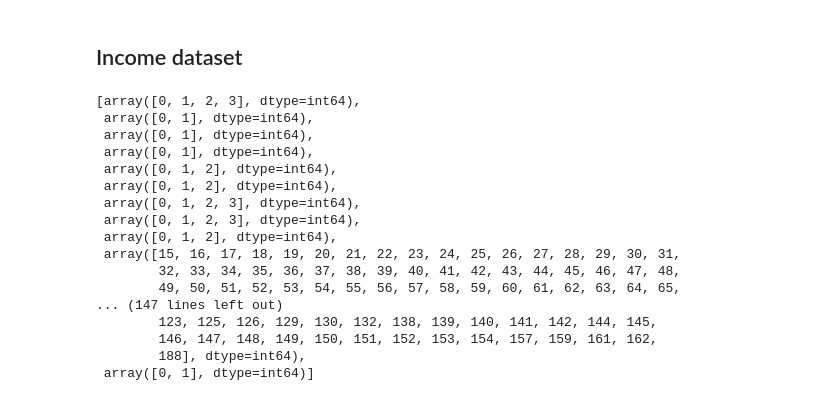
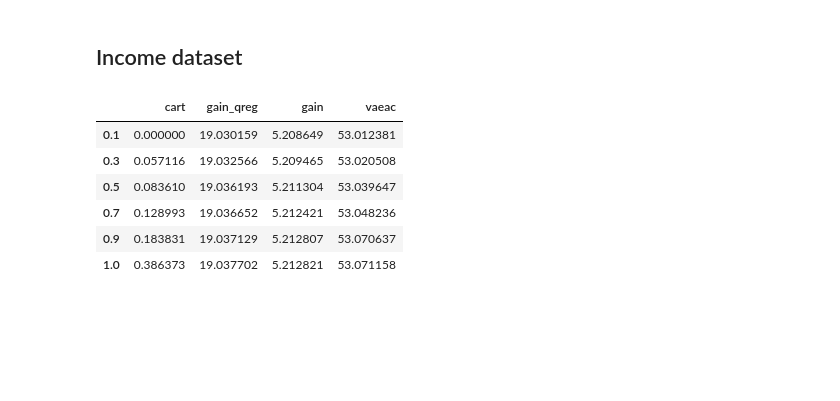
Before and after one commit to AlAaraaf/MissingData_DL, a Jupyter notebook: data_view.ipynb, the cells around one changed output. Drawn from its saved outputs; the diff is of its cells as text; code cells hidden in the pictures; blank space fills up the shorter version.

```diff
--- a/data_view.ipynb
+++ b/data_view.ipynb
@@ -726,20 +801,0 @@ data = pd.read_csv('./data/income.csv')
-# %%
-[np.unique(item) for name,item in data.iteritems()]
-# %% [output]
-[array([0, 1, 2, 3], dtype=int64),
- array([0, 1], dtype=int64),
- array([0, 1], dtype=int64),
- array([0, 1], dtype=int64),
- array([0, 1, 2], dtype=int64),
- array([0, 1, 2], dtype=int64),
- array([0, 1, 2, 3], dtype=int64),
- array([0, 1, 2, 3], dtype=int64),
- array([0, 1, 2], dtype=int64),
- array([15, 16, 17, 18, 19, 20, 21, 22, 23, 24, 25, 26, 27, 28, 29, 30, 31,
-        32, 33, 34, 35, 36, 37, 38, 39, 40, 41, 42, 43, 44, 45, 46, 47, 48,
-        49, 50, 51, 52, 53, 54, 55, 56, 57, 58, 59, 60, 61, 62, 63, 64, 65,
-... (147 lines left out)
-        123, 125, 126, 129, 130, 132, 138, 139, 140, 141, 142, 144, 145,
-        146, 147, 148, 149, 150, 151, 152, 153, 154, 157, 159, 161, 162,
-        188], dtype=int64),
- array([0, 1], dtype=int64)]
@@ -745,0 +836,13 @@ data = pd.read_csv('./data/income.csv')
+# %%
+key = all_levels_comb[1]
+mse_quantiles = pd.DataFrame({method: quantile_mse[method][key] for method in method_list})
+mse_quantiles.index = quant_list
+mse_quantiles
+# %% [output]
+|  | cart | gain_qreg | gain | vaeac |
+| 0.1 | 0.000000 | 19.030159 | 5.208649 | 53.012381 |
+| 0.3 | 0.057116 | 19.032566 | 5.209465 | 53.020508 |
+| 0.5 | 0.083610 | 19.036193 | 5.211304 | 53.039647 |
+| 0.7 | 0.128993 | 19.036652 | 5.212421 | 53.048236 |
+| 0.9 | 0.183831 | 19.037129 | 5.212807 | 53.070637 |
+| 1.0 | 0.386373 | 19.037702 | 5.212821 | 53.071158 |
```
Also changed, not shown: parts of 11 cells of this notebook, 2 other files.
